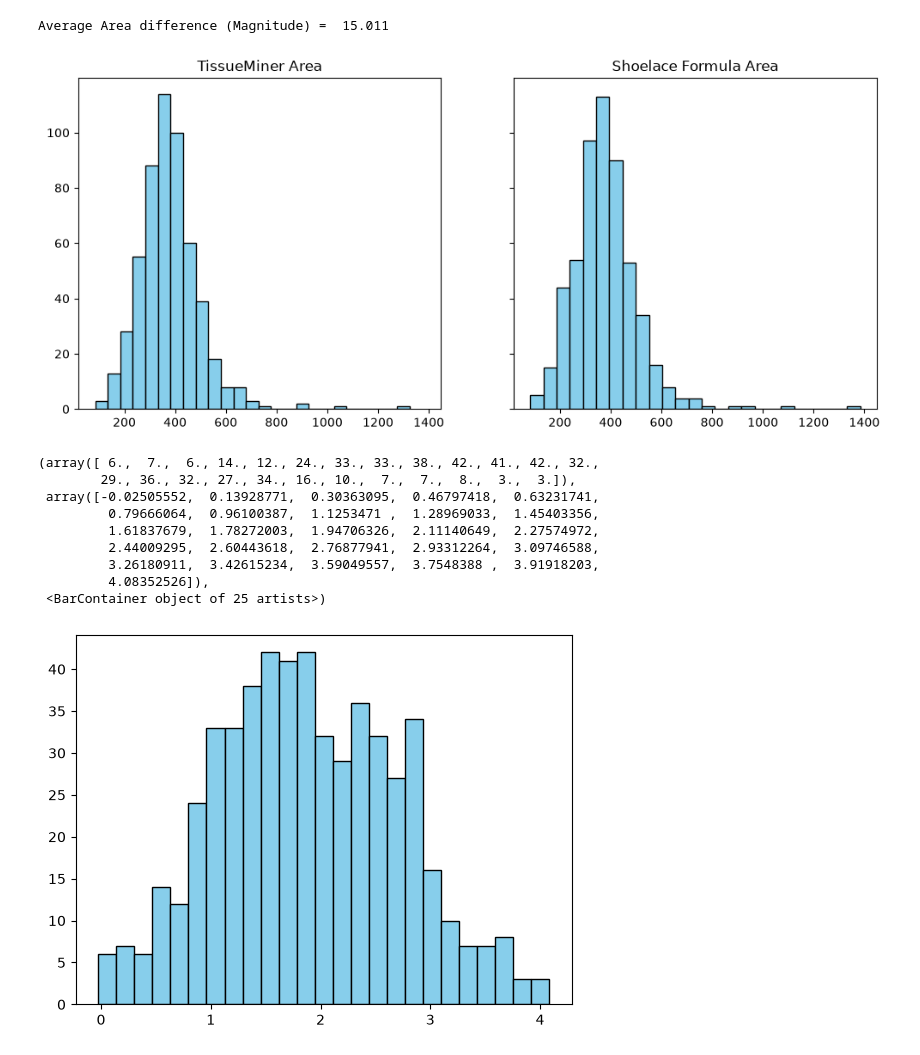
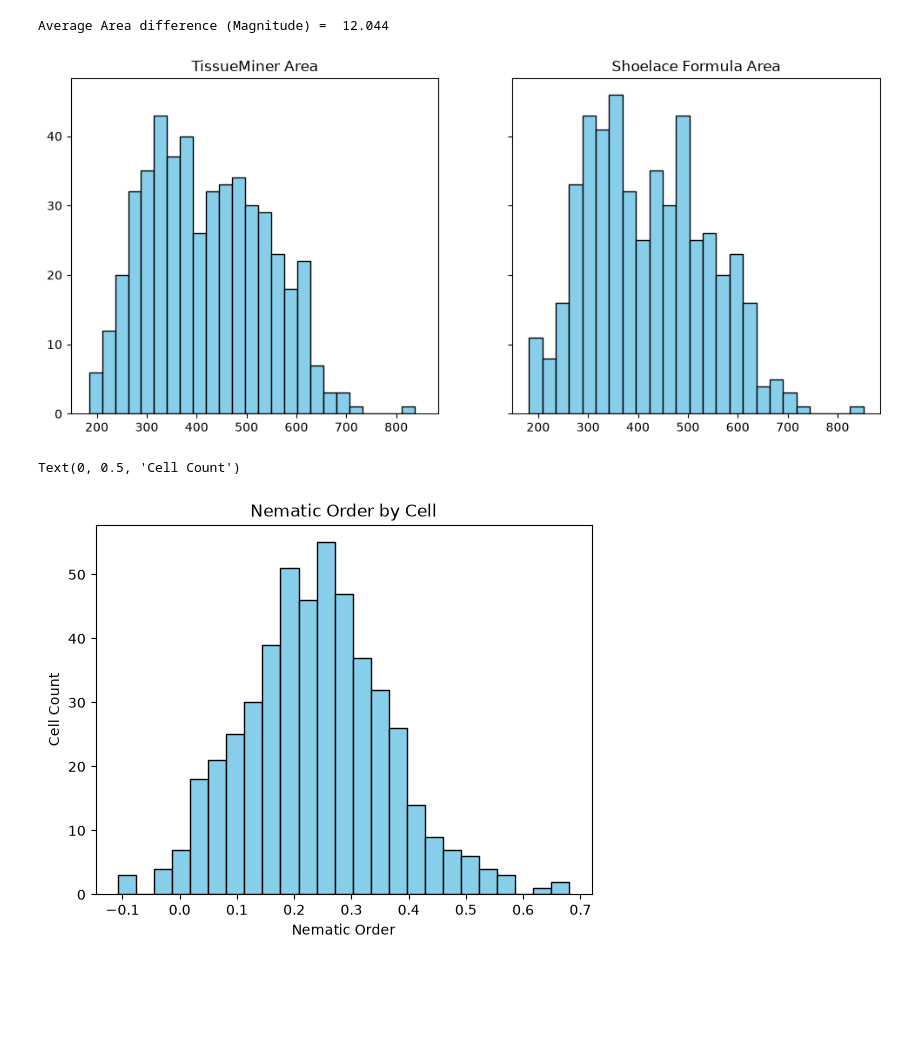
Before and after one commit to Sobhard/TissueMiner-NematicOrderAnalysis, a Jupyter notebook: analysis.ipynb, the cells around one changed output. Drawn from its saved outputs; the diff is of its cells as text; code cells hidden in the pictures; blank space fills up the shorter version.

Commit message:
cool graphs of order

```diff
--- a/analysis.ipynb
+++ b/analysis.ipynb
@@ -1,11 +1,11 @@
 # %%
 import utils.database as db
-from utils import cellmath
+from utils import cellmath, cellplot
 import matplotlib.pyplot as plt
 import pandas as pd
 import numpy as np
 
-frame = 39
+frame = 70
 data = db.get_frame(frame, db.get_database_path())
 
 cell_data = data["cells"]
@@ -38,24 +38,19 @@ for i, val in enumerate(cell_data_area_list):
 
 print("Average Area difference (Magnitude) = ", np.round(np.mean(np.abs(diff)), 3))
 # %% [output]
-Average Area difference (Magnitude) =  15.011
+Average Area difference (Magnitude) =  12.044
-[figure, old version]
+[figure, new version]
 # %%
 nematic_orders = []
 for id in cleaned_cell_data["cell_id"]:
     vList = cellmath.get_cell_verticies(id, dbonds_data, vertices_data)
-    real, imaginary = cellmath.nematic_order(vList)
+    real, imaginary = cellmath.calc_order(vList, 2)
     nematic_orders.append(real)
 
 plt.hist(nematic_orders, bins=25, color="skyblue", edgecolor="black")
+plt.title("Nematic Order by Cell")
+plt.xlabel("Nematic Order")
+plt.ylabel("Cell Count")
 # %% [output]
-(array([ 6.,  7.,  6., 14., 12., 24., 33., 33., 38., 42., 41., 42., 32.,
-        29., 36., 32., 27., 34., 16., 10.,  7.,  7.,  8.,  3.,  3.]),
- array([-0.02505552,  0.13928771,  0.30363095,  0.46797418,  0.63231741,
-         0.79666064,  0.96100387,  1.1253471 ,  1.28969033,  1.45403356,
-         1.61837679,  1.78272003,  1.94706326,  2.11140649,  2.27574972,
-         2.44009295,  2.60443618,  2.76877941,  2.93312264,  3.09746588,
-         3.26180911,  3.42615234,  3.59049557,  3.7548388 ,  3.91918203,
-         4.08352526]),
- <BarContainer object of 25 artists>)
+Text(0, 0.5, 'Cell Count')
-[figure, old version]
+[figure, new version]
```
Also changed, not shown: parts of 2 cells of this notebook, 3 other files.
